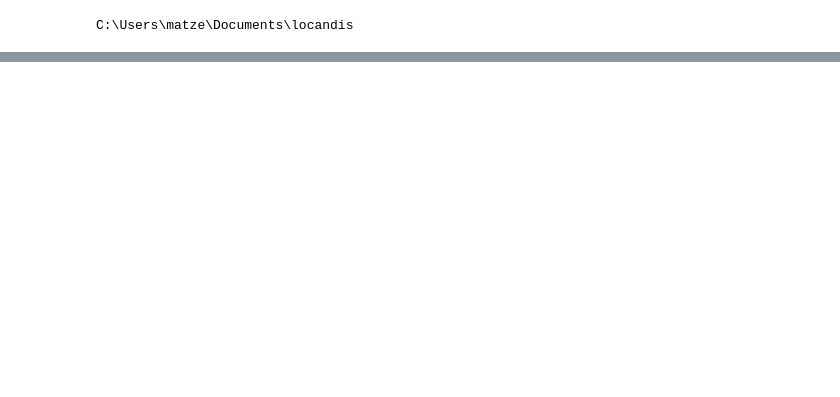
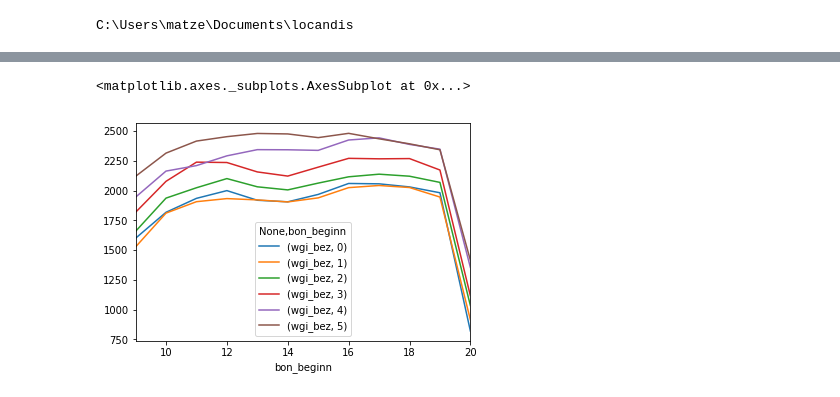
Before and after one commit to mazelbr/loc, a Jupyter notebook: locandis_data.ipynb, the cells around one changed output, grey strips where cells are left out. Saved outputs shown, nothing was run; the diff lists cells and outputs as text; code cells hidden in the pictures; blank space fills up the shorter version.

```diff
--- a/locandis_data.ipynb
+++ b/locandis_data.ipynb
@@ -323,0 +498,8 @@ Name: bon_id, dtype: int64
+# %%
+(df.query('bon_beginn.dt.hour > 8').
+ groupby([df.bon_beginn.dt.dayofweek,df.bon_beginn.dt.hour]).
+ aggregate({'wgi_bez':'nunique'}).
+ unstack(level=0).plot())
+# %% [output]
+<matplotlib.axes._subplots.AxesSubplot at 0x...>
+[figure, added]
```
Also changed, not shown: parts of 40 cells of this notebook.
